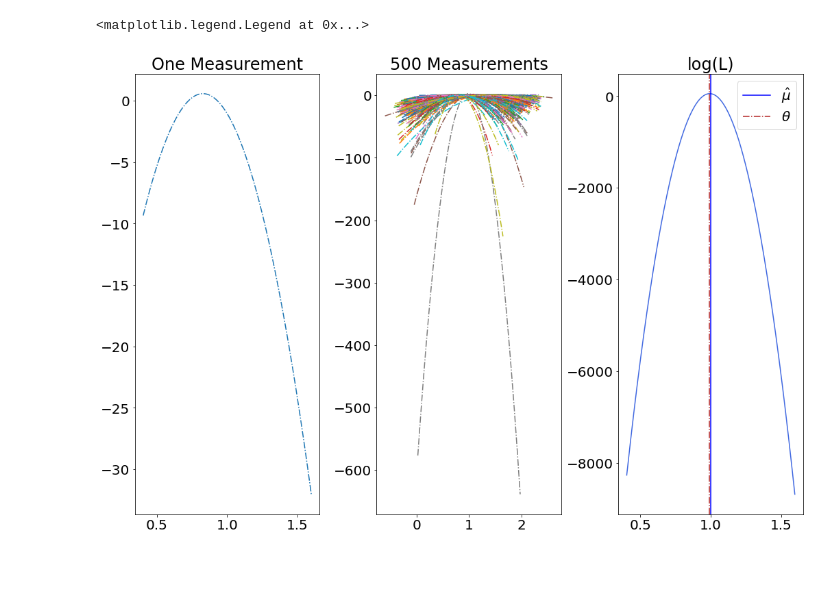
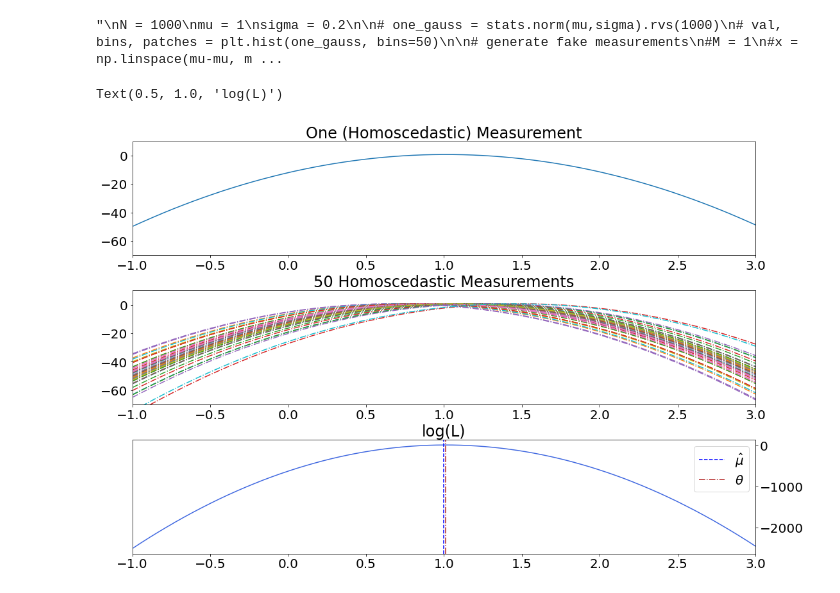
Before and after one commit to freddycch/astrostatistics_bicocca_2022, a Jupyter notebook: working/Exercises/L05 - QSO Position.ipynb, the cells around one changed output. Cells and saved outputs as stored; diff of their text form; code cells hidden in the pictures; blank space fills up the shorter version.

```diff
--- a/working/Exercises/L05 - QSO Position.ipynb
+++ b/working/Exercises/L05 - QSO Position.ipynb
@@ -32,6 +16,7 @@ import matplotlib.pyplot as plt
 plt.rcParams['figure.figsize'] = [15, 10]
 plt.rcParams['font.size'] = 20
 # %%
+"""
 N = 1000
 mu = 1
 sigma = 0.2
@@ -72,6 +57,6 @@ ax[2].axvline(np.mean(x), label=r'$\hat{\mu}$', c='blue')
 ax[2].axvline(x[np.argmax(L)], label=r'$\theta$', c='firebrick', ls='-.')
 ax[2].legend()
 #ax[2].set_xlim([np.mean(x)-0.3*np.mean(x),np.mean(x)+0.3*np.mean(x)])
+"""
 # %% [output]
-<matplotlib.legend.Legend at 0x...>
+"\nN = 1000\nmu = 1\nsigma = 0.2\n\n# one_gauss = stats.norm(mu,sigma).rvs(1000)\n# val, bins, patches = plt.hist(one_gauss, bins=50)\n\n# generate fake measurements\n#M = 1\n#x = np.linspace(mu-mu, m ...
-[figure, removed]
@@ -79,0 +63,48 @@ stats.norm?
+# %%
+import numpy as np
+import astroML as astro
+from scipy import stats
+import matplotlib.pyplot as plt
+%matplotlib inline
+plt.rcParams['figure.figsize'] = [15, 10]
+plt.rcParams['font.size'] = 20
+
+N = 5
+mu = 1
+sigma = 0.2
+
+M = 50
+MIS = np.array([None for i in range(M)])
+
+x = np.linspace(-1,3,1000)
+fig, axs = plt.subplots(3,1)
+for ax in axs: ax.set_xlim(np.min(x),np.max(x))
+ax = axs.ravel()
+
+for m in range(M):
+    x_i = np.random.normal(1,0.2)
+    sigma_i = 0.2
+    p_i = np.log(stats.norm(x_i,sigma_i).pdf(x))
+    MIS[m] = p_i
+    ax[1].plot(x,p_i,ls='-.')
+
+fig.tight_layout()
+
+ax[0].plot(x,MIS[np.random.randint(0,len(MIS))])
+
+ax[0].set_ylim([-70,10])
+ax[1].set_ylim([-70,10])
+
+L = np.sum(MIS)
+ax[2].plot(x,L, c='royalblue')
+ax[2].set_title('log(L)')
+ax[2].axvline(np.mean(x), label=r'$\hat{\mu}$', c='blue', ls='--')
+ax[2].axvline(x[np.argmax(L)], label=r'$\theta$', c='firebrick', ls='-.')
+ax[2].legend()
+ax[2].yaxis.tick_right()
+ax[0].set_title('One (Homoscedastic) Measurement')
+ax[1].set_title(str(M)+' Homoscedastic Measurements')
+ax[2].set_title('log(L)')
+# %% [output]
+Text(0.5, 1.0, 'log(L)')
+[figure, added]
```
Also changed, not shown: parts of 7 cells of this notebook, 1 other file.
